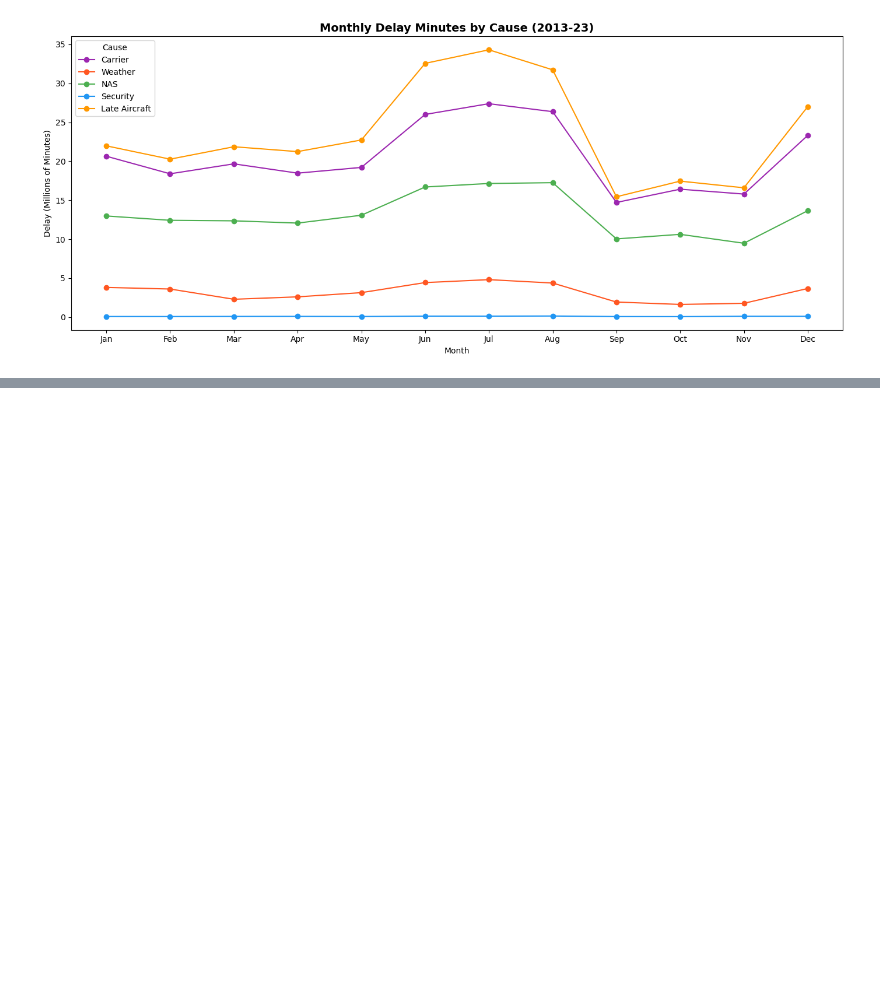
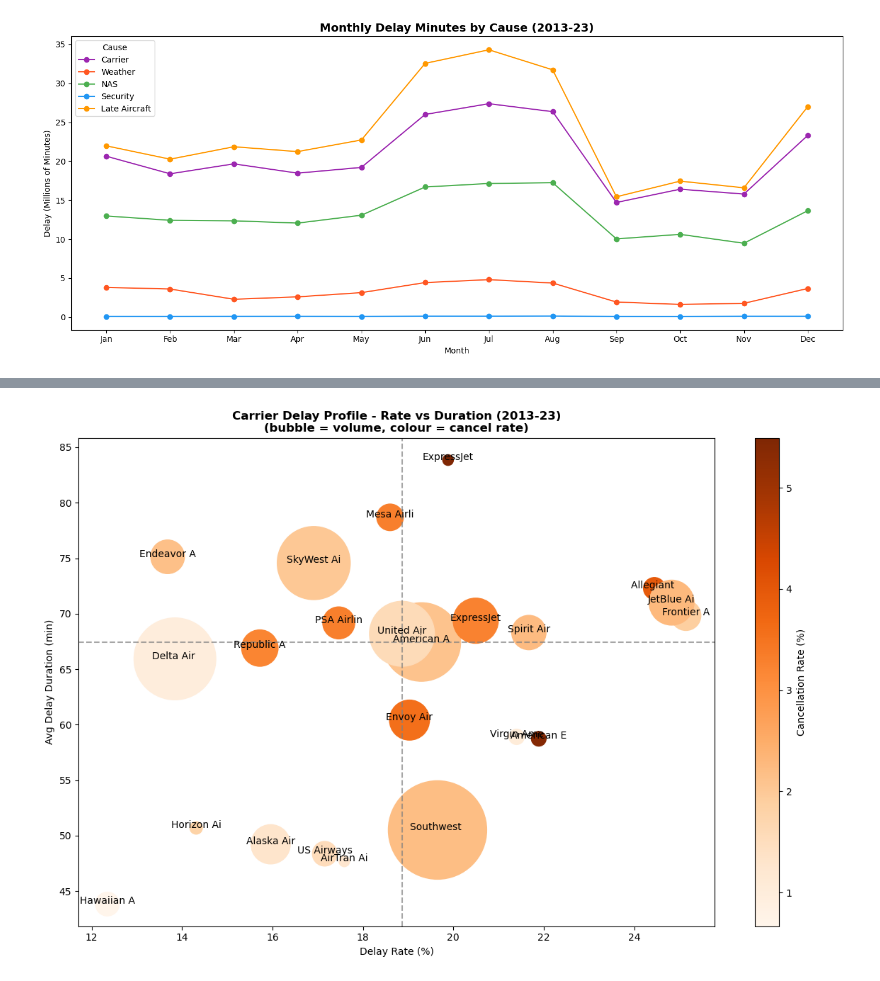
Before and after one commit to KuanchengWang/ECE143-WI26-G7, a Jupyter notebook: flight_delay.ipynb, the cells around one changed output, grey strips where cells are left out. Cells and saved outputs as stored; diff of their text form; code cells hidden in the pictures; blank space fills up the shorter version.

Commit message:
Add Carrier Profile analysis

```diff
--- a/flight_delay.ipynb
+++ b/flight_delay.ipynb
@@ -142,3 +142,10 @@ plt.savefig(SAVE_DIR + '02_monthly_cause_lines.png')
 plt.show()
 # %% [output]
 [figure]
+# %%
+# Derived features
+df['total_delay_min'] = df[delay_min_cols].sum(axis=1)
+df['delay_rate'] = np.where(df['arr_flights'] > 0, df['arr_del15'] / df['arr_flights'] * 100, 0)
+df['avg_delay_min'] = np.where(df['arr_del15'] > 0, df['total_delay_min'] / df['arr_del15'], 0)
+print(df.shape)
+df.head()
@@ -144,0 +161,53 @@ plt.show()
+# %%
+# Carrier Profile
+
+# Create aggregator for Carrier
+agg_cols_dict = {
+    'total_flights': ('arr_flights', 'sum'),
+    'total_delayed': ('arr_del15', 'sum'),
+    'total_delay_min': ('total_delay_min', 'sum'),
+    'cancelled': ('arr_cancelled', 'sum'),
+}
+
+ca_agg = df.groupby('carrier_name').agg(**agg_cols_dict).reset_index()
+# print(ca_agg.head())
+# print(ca_agg)
+
+ca_agg['delay_rate'] = ca_agg['total_delayed'] / ca_agg['total_flights'] * 100
+ca_agg['avg_delay_min'] = ca_agg['total_delay_min'] / ca_agg['total_delayed']
+ca_agg['cancel_rate'] = ca_agg['cancelled'] / ca_agg['total_flights'] * 100
+ca_agg['short_name'] = ca_agg['carrier_name'].apply(lambda x: x[:10])
+
+ca = ca_agg.copy()
+ca['bubble_size'] = (ca['total_flights'] / ca['total_flights'].max()) * 1e4
+# print(ca.head())
+
+fig, ax = plt.subplots(figsize=(12, 8))
+# 1. Darker color - higher cancellation rate
+# 2. Bubble Size - Volume the carrier handles
+# 3. Towards left - less delay rate
+# 4. Towards bottom - less delay duration
+sc = ax.scatter(ca['delay_rate'],
+                ca['avg_delay_min'],
+                s = ca['bubble_size'],
+                c = ca['cancel_rate'],
+                cmap = 'Oranges',
+                )
+plt.colorbar(sc, ax=ax, label='Cancellation Rate (%)')
+
+for _, row in ca.iterrows():
+    ax.annotate(row['short_name'],
+                (row['delay_rate'], row['avg_delay_min']),
+                ha='center',
+                )
+
+ax.set_xlabel('Delay Rate (%)')
+ax.set_ylabel('Avg Delay Duration (min)')
+ax.set_title('Carrier Delay Profile - Rate vs Duration (2013-23)\n(bubble = volume, colour = cancel rate)', fontweight='bold')
+ax.axhline(ca['avg_delay_min'].median(), color='grey', linestyle='--', alpha=0.7)
+ax.axvline(ca['delay_rate'].median(), color='grey', linestyle='--', alpha=0.7)
+plt.tight_layout()
+plt.savefig(SAVE_DIR + '03_carrier_bubble.png')
+plt.show()
+# %% [output]
+[figure, added]
```
Also changed, not shown: parts of 3 cells of this notebook.
